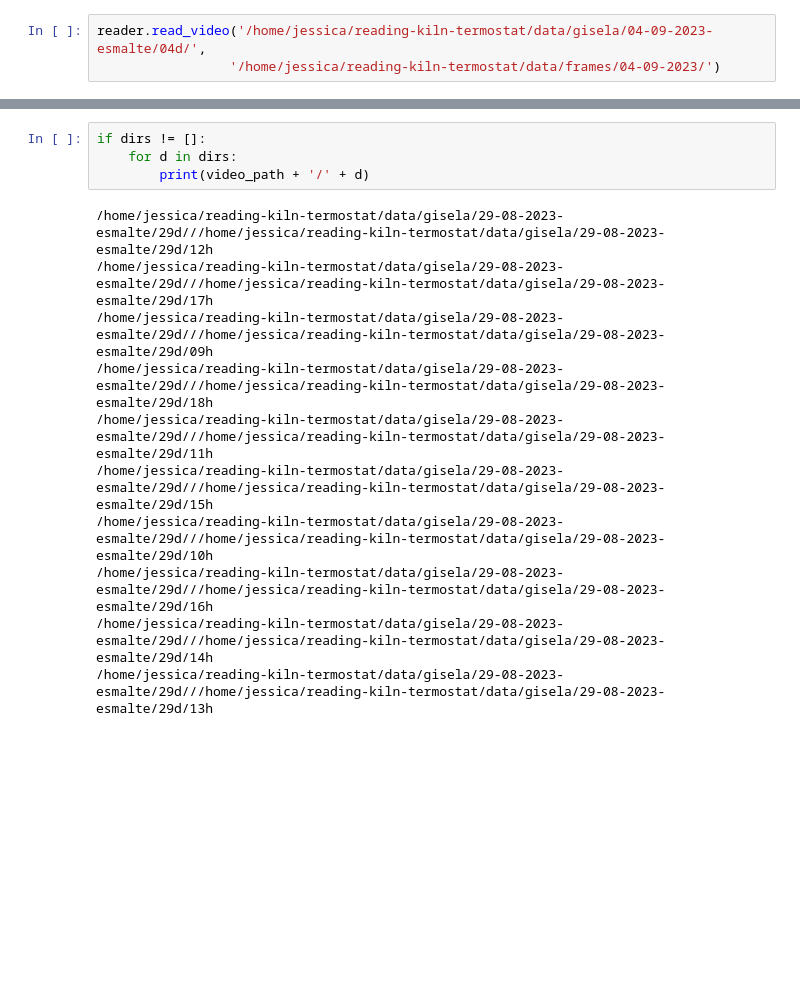
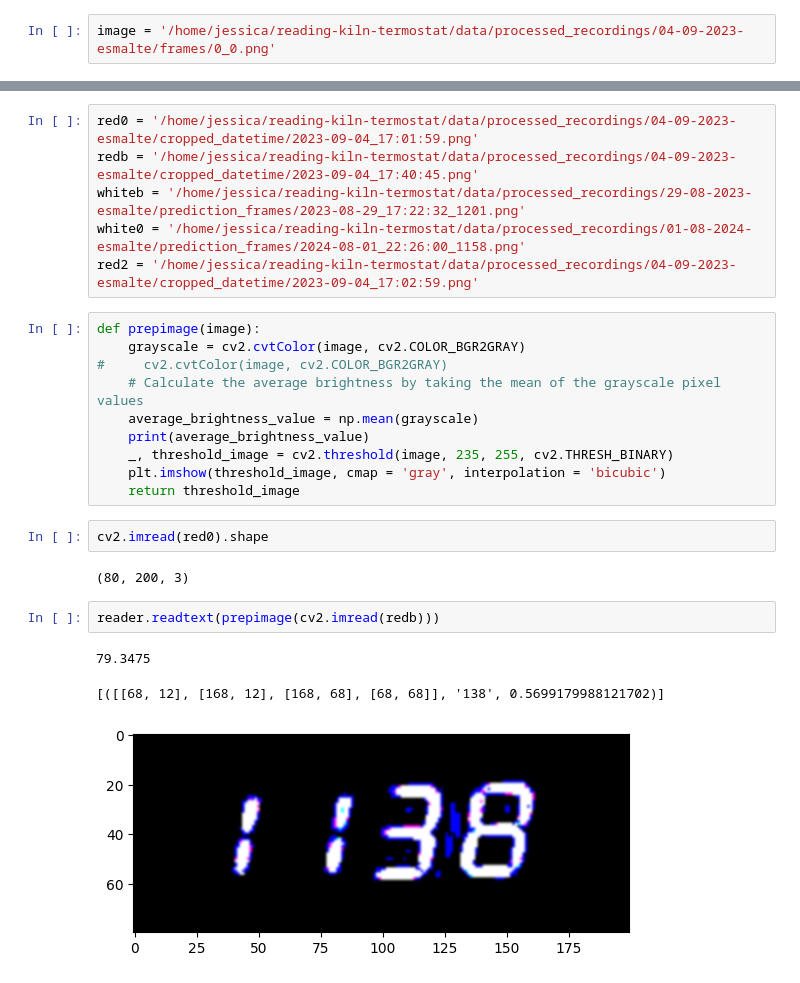
Before and after one commit to Jliporace/reading-kiln-termostat, a Jupyter notebook: notebooks/Untitled.ipynb, the cells around one changed output, grey strips where cells are left out. Saved outputs shown, nothing was run; the diff lists cells and outputs as text; blank space fills up the shorter version.

```diff
--- a/notebooks/Untitled.ipynb
+++ b/notebooks/Untitled.ipynb
@@ -8,3 +1,2 @@ reader = InputReader.InputReader()
 # %%
-reader.read_video('/home/jessica/reading-kiln-termostat/data/gisela/04-09-2023-esmalte/04d/',
-                 '/home/jessica/reading-kiln-termostat/data/frames/04-09-2023/')
+image = '/home/jessica/reading-kiln-termostat/data/processed_recordings/04-09-2023-esmalte/frames/0_0.png'
@@ -37,15 +45,26 @@ p
-# %%
-if dirs != []:
-    for d in dirs:
-        print(video_path + '/' + d)
-# %% [output]
-/home/jessica/reading-kiln-termostat/data/gisela/29-08-2023-esmalte/29d///home/jessica/reading-kiln-termostat/data/gisela/29-08-2023-esmalte/29d/12h
-/home/jessica/reading-kiln-termostat/data/gisela/29-08-2023-esmalte/29d///home/jessica/reading-kiln-termostat/data/gisela/29-08-2023-esmalte/29d/17h
-/home/jessica/reading-kiln-termostat/data/gisela/29-08-2023-esmalte/29d///home/jessica/reading-kiln-termostat/data/gisela/29-08-2023-esmalte/29d/09h
-/home/jessica/reading-kiln-termostat/data/gisela/29-08-2023-esmalte/29d///home/jessica/reading-kiln-termostat/data/gisela/29-08-2023-esmalte/29d/18h
-/home/jessica/reading-kiln-termostat/data/gisela/29-08-2023-esmalte/29d///home/jessica/reading-kiln-termostat/data/gisela/29-08-2023-esmalte/29d/11h
-/home/jessica/reading-kiln-termostat/data/gisela/29-08-2023-esmalte/29d///home/jessica/reading-kiln-termostat/data/gisela/29-08-2023-esmalte/29d/15h
-/home/jessica/reading-kiln-termostat/data/gisela/29-08-2023-esmalte/29d///home/jessica/reading-kiln-termostat/data/gisela/29-08-2023-esmalte/29d/10h
-/home/jessica/reading-kiln-termostat/data/gisela/29-08-2023-esmalte/29d///home/jessica/reading-kiln-termostat/data/gisela/29-08-2023-esmalte/29d/16h
-/home/jessica/reading-kiln-termostat/data/gisela/29-08-2023-esmalte/29d///home/jessica/reading-kiln-termostat/data/gisela/29-08-2023-esmalte/29d/14h
-/home/jessica/reading-kiln-termostat/data/gisela/29-08-2023-esmalte/29d///home/jessica/reading-kiln-termostat/data/gisela/29-08-2023-esmalte/29d/13h
+# %%
+red0 = '/home/jessica/reading-kiln-termostat/data/processed_recordings/04-09-2023-esmalte/cropped_datetime/2023-09-04_17:01:59.png'
+redb = '/home/jessica/reading-kiln-termostat/data/processed_recordings/04-09-2023-esmalte/cropped_datetime/2023-09-04_17:40:45.png'
+whiteb = '/home/jessica/reading-kiln-termostat/data/processed_recordings/29-08-2023-esmalte/prediction_frames/2023-08-29_17:22:32_1201.png'
+white0 = '/home/jessica/reading-kiln-termostat/data/processed_recordings/01-08-2024-esmalte/prediction_frames/2024-08-01_22:26:00_1158.png'
+red2 = '/home/jessica/reading-kiln-termostat/data/processed_recordings/04-09-2023-esmalte/cropped_datetime/2023-09-04_17:02:59.png'
+# %%
+def prepimage(image):
+    grayscale = cv2.cvtColor(image, cv2.COLOR_BGR2GRAY)
+#     cv2.cvtColor(image, cv2.COLOR_BGR2GRAY)
+    # Calculate the average brightness by taking the mean of the grayscale pixel values
+    average_brightness_value = np.mean(grayscale)
+    print(average_brightness_value)
+    _, threshold_image = cv2.threshold(image, 235, 255, cv2.THRESH_BINARY)
+    plt.imshow(threshold_image, cmap = 'gray', interpolation = 'bicubic')
+    return threshold_image
+# %%
+cv2.imread(red0).shape
+# %% [output]
+(80, 200, 3)
+# %%
+reader.readtext(prepimage(cv2.imread(redb)))
+# %% [output]
+79.3475
+[([[68, 12], [168, 12], [168, 68], [68, 68]], '138', 0.5699179988121702)]
+[figure, added]
```
Also changed, not shown: parts of 17 cells of this notebook, 3 other files.
